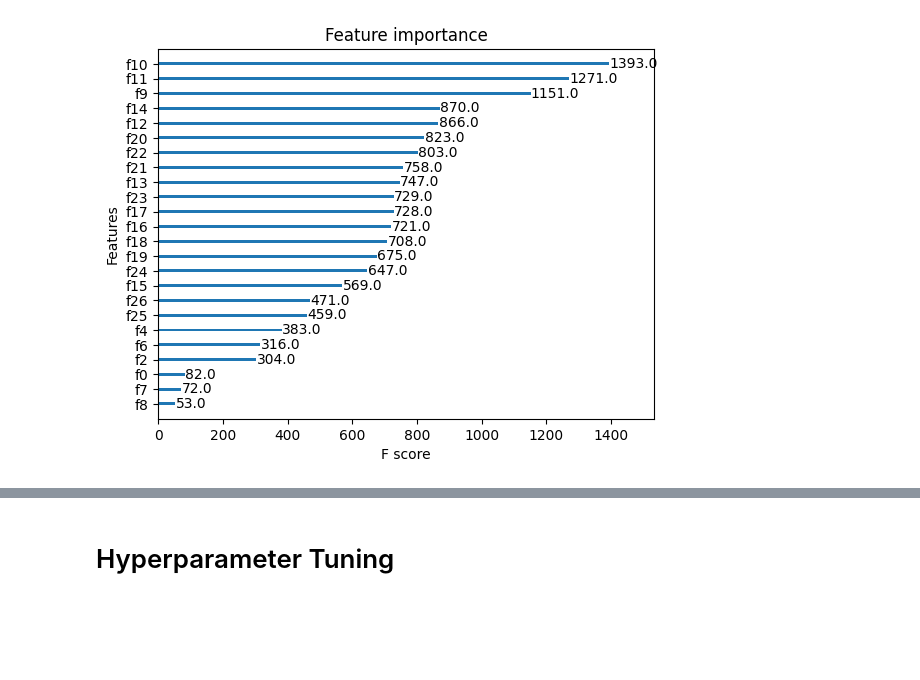
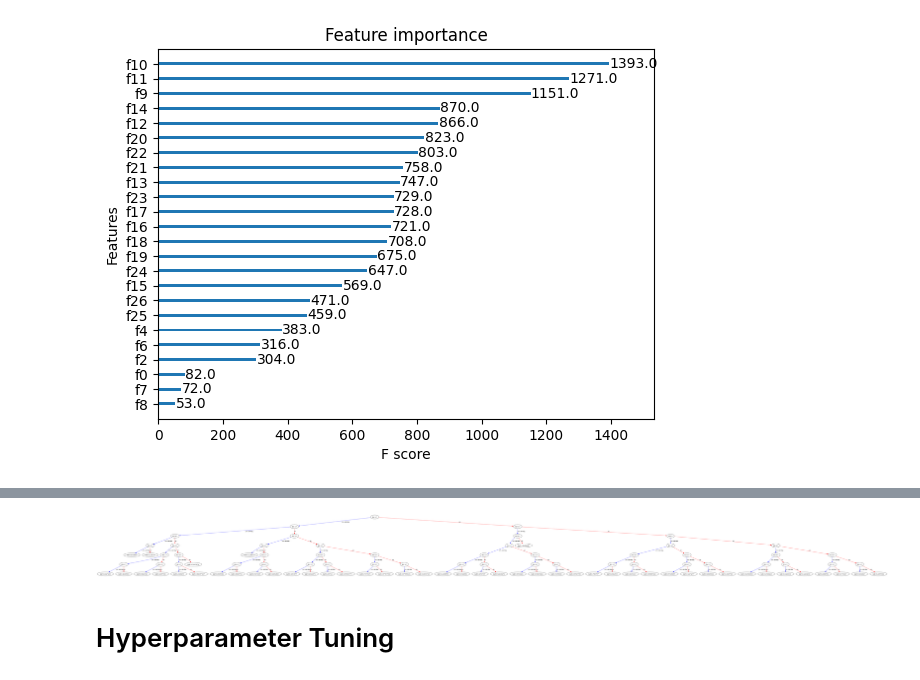
Before and after one commit to zihaow17/SMU_DSAxMaersk_Case_Comp_2023, a Jupyter notebook: models_xgb.ipynb, the cells around one changed output, grey strips where cells are left out. Cells and saved outputs as stored; diff of their text form; code cells hidden in the pictures; blank space fills up the shorter version.

Commit message:
updated parameters and models
decision tree uploaded

```diff
--- a/models_xgb.ipynb
+++ b/models_xgb.ipynb
@@ -166,3 +165,11 @@ ExecutableNotFound: failed to execute WindowsPath('dot'), make sure the Graphviz
+# %%
+# Visualise the tree (note: output may not be visible, high resolution output will be made available separately)
+xgb.plot_tree(model_final)
+fig = plt.gcf()
+fig.set_size_inches(150,100)
+plt.show()
+# %% [output]
+[figure, added]
 # %% [markdown]
 # Hyperparameter Tuning
 # %%
```
Also changed, not shown: parts of 8 cells of this notebook, 4 other files.
